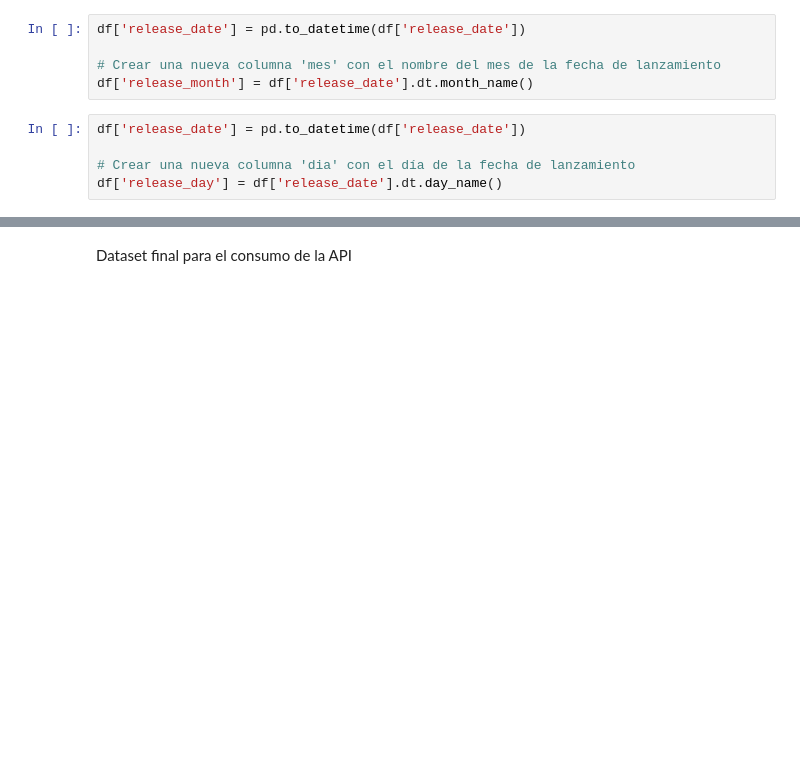
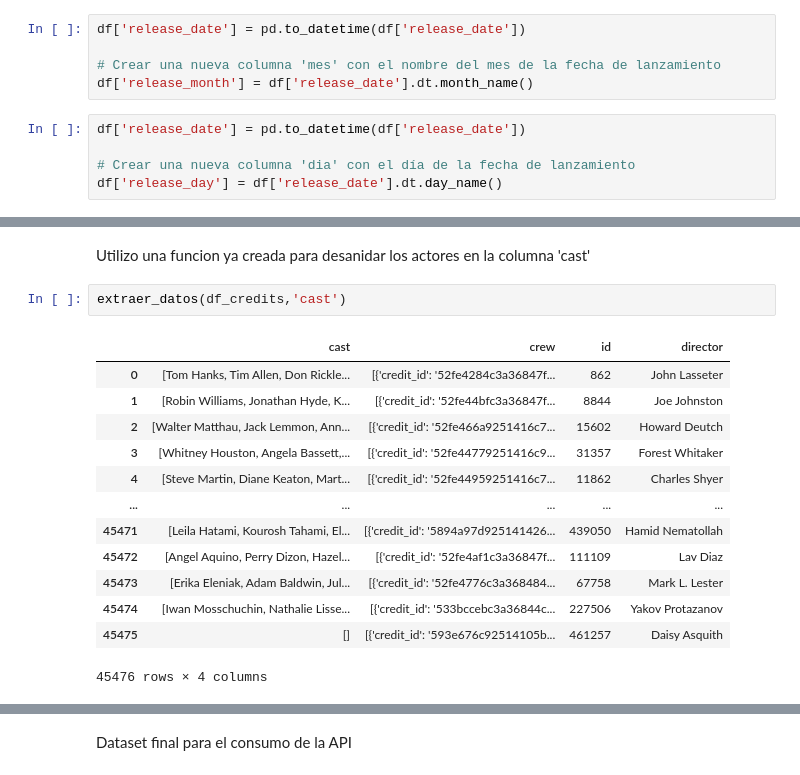
Before and after one commit to franco18min/Machine-Learning-Operations-MLOps, a Jupyter notebook: Transformations.ipynb, the cells around one changed output, grey strips where cells are left out. Saved outputs shown, nothing was run; the diff lists cells and outputs as text; blank space fills up the shorter version.

```diff
--- a/Transformations.ipynb
+++ b/Transformations.ipynb
@@ -148,0 +185,18 @@ df['release_day'] = df['release_date'].dt.day_name()
+# %% [markdown]
+Utilizo una funcion ya creada para desanidar los actores en la columna 'cast'
+# %%
+extraer_datos(df_credits,'cast')
+# %% [output]
+|  | cast | crew | id | director |
+| 0 | [Tom Hanks, Tim Allen, Don Rickle... | [{'credit_id': '52fe4284c3a36847f... | 862 | John Lasseter |
+| 1 | [Robin Williams, Jonathan Hyde, K... | [{'credit_id': '52fe44bfc3a36847f... | 8844 | Joe Johnston |
+| 2 | [Walter Matthau, Jack Lemmon, Ann... | [{'credit_id': '52fe466a9251416c7... | 15602 | Howard Deutch |
+| 3 | [Whitney Houston, Angela Bassett,... | [{'credit_id': '52fe44779251416c9... | 31357 | Forest Whitaker |
+| 4 | [Steve Martin, Diane Keaton, Mart... | [{'credit_id': '52fe44959251416c7... | 11862 | Charles Shyer |
+| ... | ... | ... | ... | ... |
+| 45471 | [Leila Hatami, Kourosh Tahami, El... | [{'credit_id': '5894a97d925141426... | 439050 | Hamid Nematollah |
+| 45472 | [Angel Aquino, Perry Dizon, Hazel... | [{'credit_id': '52fe4af1c3a36847f... | 111109 | Lav Diaz |
+| 45473 | [Erika Eleniak, Adam Baldwin, Jul... | [{'credit_id': '52fe4776c3a368484... | 67758 | Mark L. Lester |
+| 45474 | [Iwan Mosschuchin, Nathalie Lisse... | [{'credit_id': '533bccebc3a36844c... | 227506 | Yakov Protazanov |
+| 45475 | [] | [{'credit_id': '593e676c92514105b... | 461257 | Daisy Asquith |
+45476 rows × 4 columns
```
Also changed, not shown: parts of 17 cells of this notebook, 4 other files.
